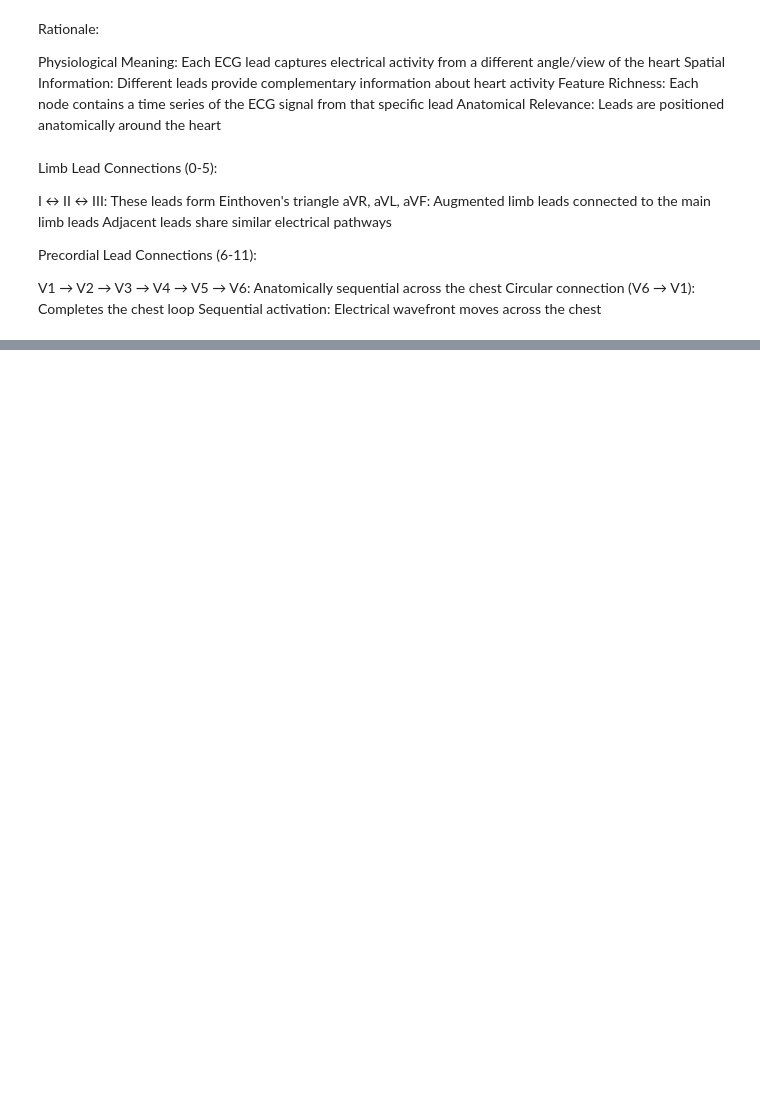
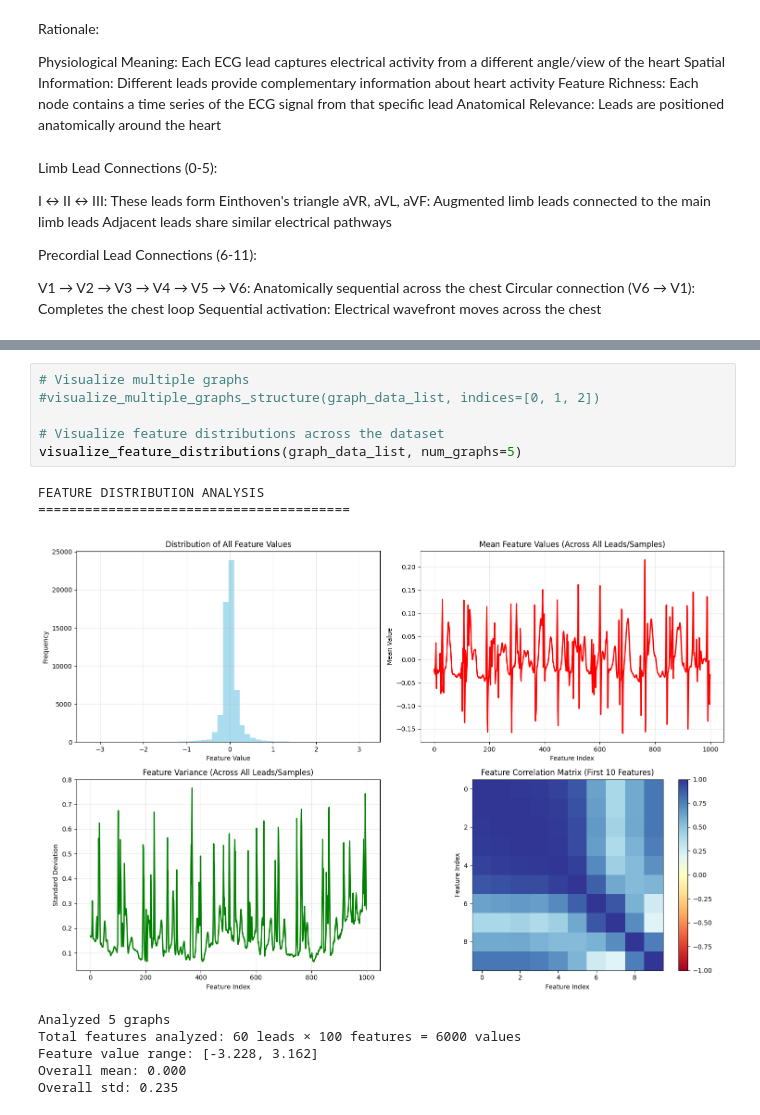
Before and after one commit to TAUforPython/BioMedAI, a Jupyter notebook: GNN ECG timeseries prediction.ipynb, the cells around one changed output, grey strips where cells are left out. Saved outputs shown, nothing was run; the diff lists cells and outputs as text; blank space fills up the shorter version.

```diff
--- a/GNN ECG timeseries prediction.ipynb
+++ b/GNN ECG timeseries prediction.ipynb
@@ -774,0 +1854,15 @@ IndexError: boolean index did not match indexed array along axis 0; size of axis
+# %%
+# Visualize multiple graphs
+#visualize_multiple_graphs_structure(graph_data_list, indices=[0, 1, 2])
+
+# Visualize feature distributions across the dataset
+visualize_feature_distributions(graph_data_list, num_graphs=5)
+# %% [output]
+FEATURE DISTRIBUTION ANALYSIS
+========================================
+[figure, added]
+Analyzed 5 graphs
+Total features analyzed: 60 leads × 100 features = 6000 values
+Feature value range: [-3.228, 3.162]
+Overall mean: 0.000
+Overall std: 0.235
```
Also changed, not shown: parts of 26 cells of this notebook.
